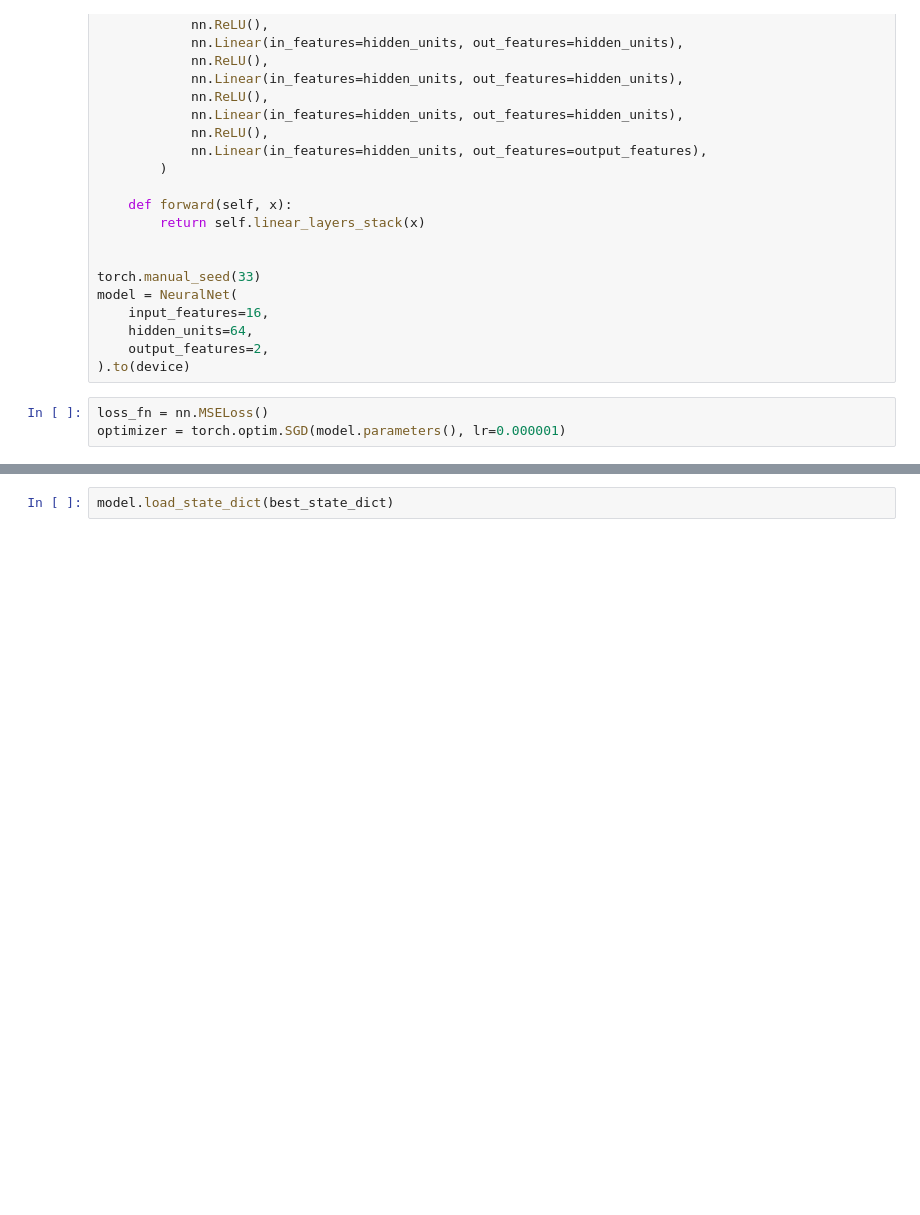
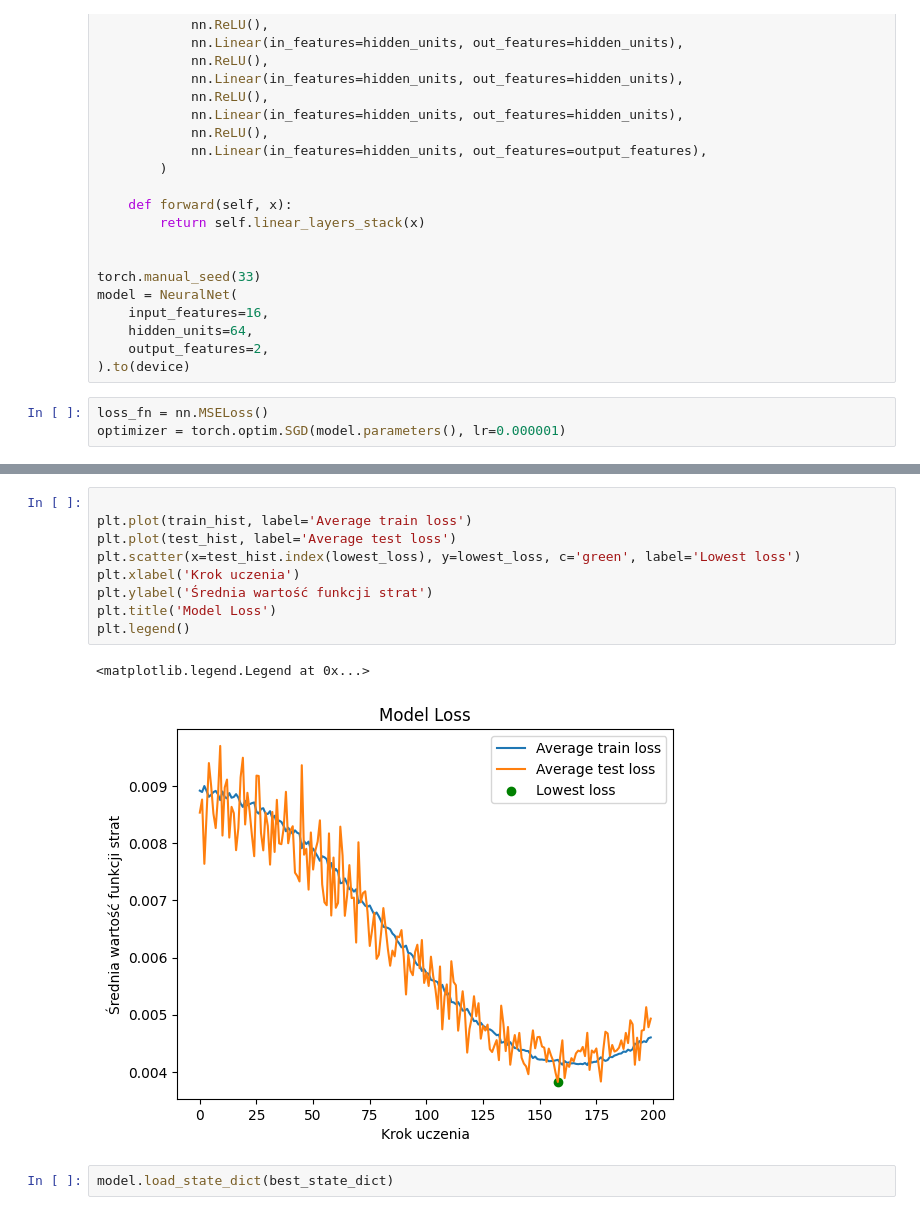
Before and after one commit to stethbo/PWr, a Jupyter notebook: AI/radio_NN.ipynb, the cells around one changed output, grey strips where cells are left out. Saved outputs shown, nothing was run; the diff lists cells and outputs as text; blank space fills up the shorter version.

```diff
--- a/AI/radio_NN.ipynb
+++ b/AI/radio_NN.ipynb
@@ -184,3 +176,15 @@ Train loss: 0.00461 | Test loss: 0.00484. | Lowest loss: 0.00376
+# %%
+
+plt.plot(train_hist, label='Average train loss')
+plt.plot(test_hist, label='Average test loss')
+plt.scatter(x=test_hist.index(lowest_loss), y=lowest_loss, c='green', label='Lowest loss')
+plt.xlabel('Krok uczenia')
+plt.ylabel('Średnia wartość funkcji strat')
+plt.title('Model Loss')
+plt.legend()
+# %% [output]
+<matplotlib.legend.Legend at 0x...>
+[figure, added]
 # %%
 model.load_state_dict(best_state_dict)
 # %% [output]
```
Also changed, not shown: parts of 2 cells of this notebook, 2 other files.
